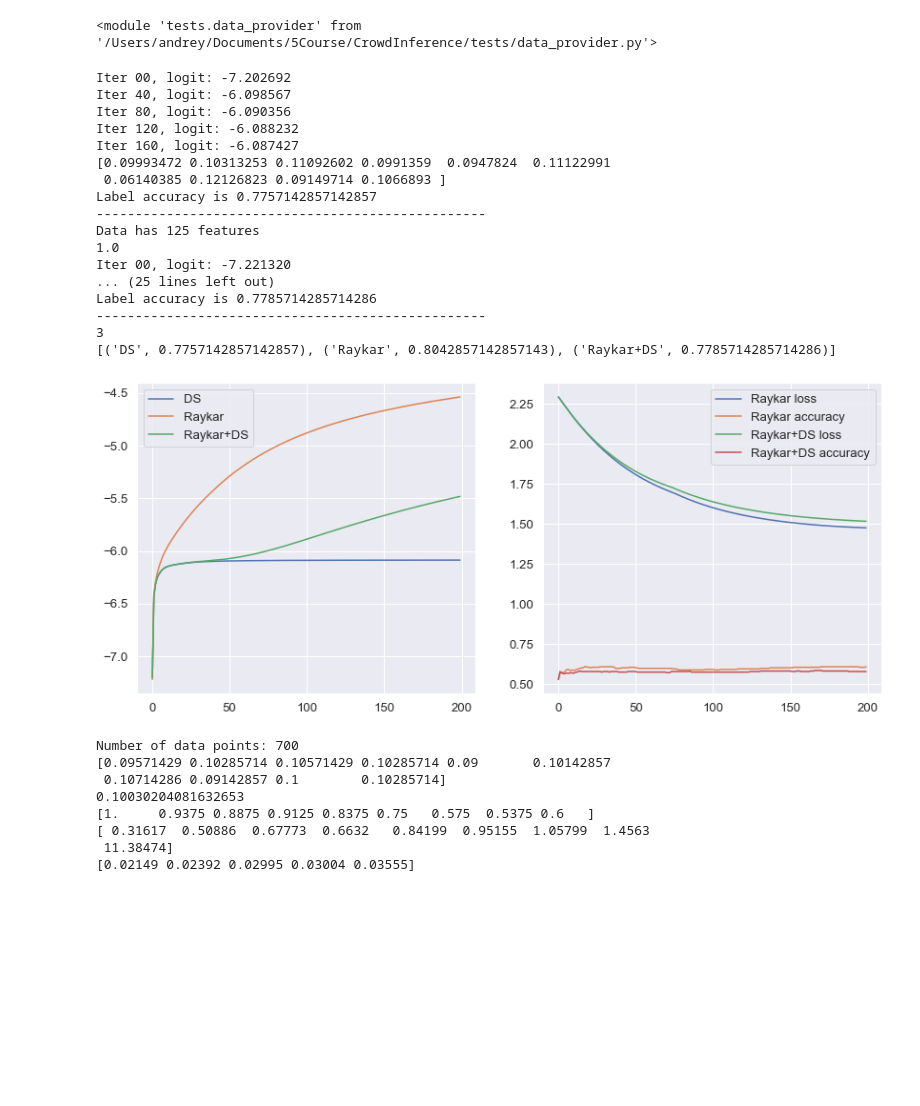
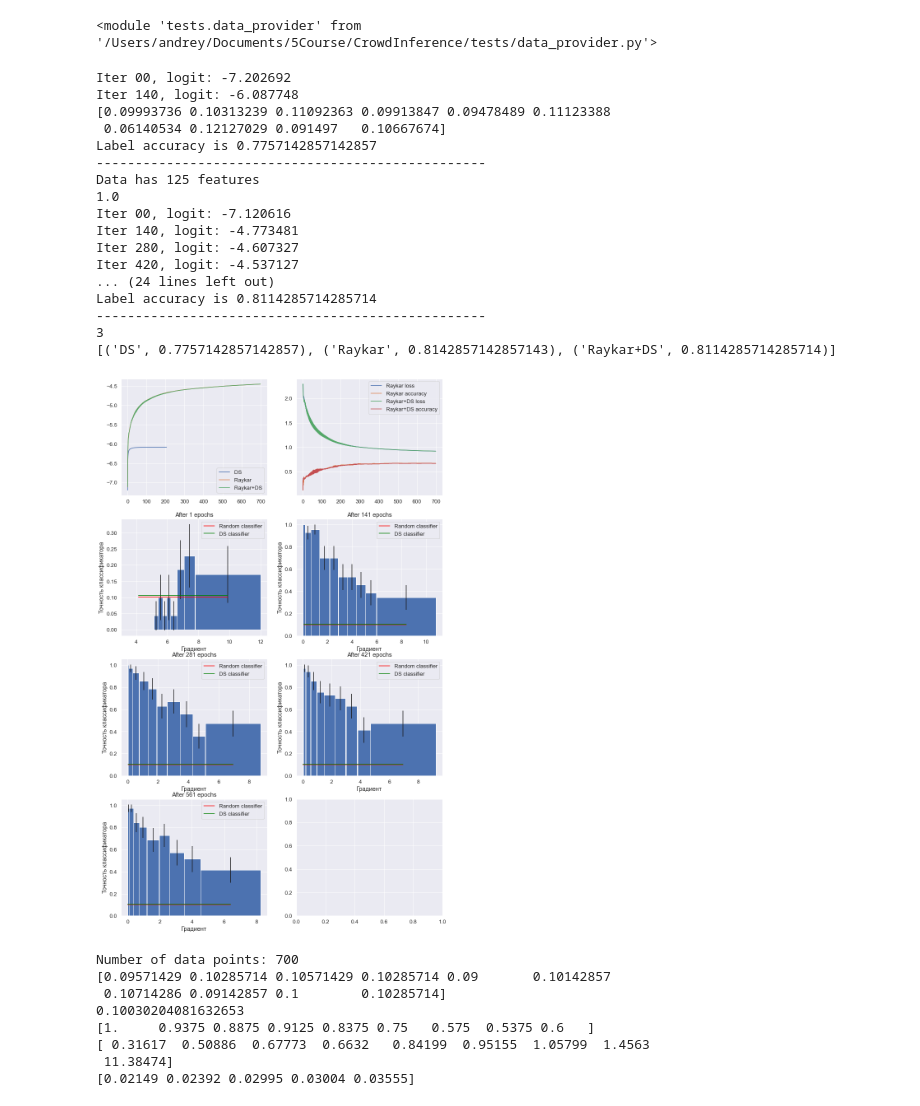
Before and after one commit to AndreySmirdin/CrowdInference, a Jupyter notebook: Music.ipynb, the cells around one changed output. Cells and saved outputs as stored; diff of their text form; code cells hidden in the pictures; blank space fills up the shorter version.

```diff
--- a/Music.ipynb
+++ b/Music.ipynb
@@ -49,26 +49,26 @@ reload(data)
 music_data = data.MusicDataProvider()
 # %%
 reload_all()
-music_methods, music_points, advantages_matrix = bm.compare_methods(music_data, max_iter=200, lr=300)
+music_methods, music_points, advantages_matrix = bm.compare_methods(music_data, max_iter=700, lr=0.003)
 # %% [output]
 Iter 00, logit: -7.202692
-Iter 40, logit: -6.098567
-Iter 80, logit: -6.090356
-Iter 120, logit: -6.088232
-Iter 160, logit: -6.087427
-[0.09993472 0.10313253 0.11092602 0.0991359  0.0947824  0.11122991
- 0.06140385 0.12126823 0.09149714 0.1066893 ]
+Iter 140, logit: -6.087748
+[0.09993736 0.10313239 0.11092363 0.09913847 0.09478489 0.11123388
+ 0.06140534 0.12127029 0.091497   0.10667674]
 Label accuracy is 0.7757142857142857
 --------------------------------------------------
 Data has 125 features
 1.0
-Iter 00, logit: -7.221320
-... (25 lines left out)
-Label accuracy is 0.7785714285714286
+Iter 00, logit: -7.120616
+Iter 140, logit: -4.773481
+Iter 280, logit: -4.607327
+Iter 420, logit: -4.537127
+... (24 lines left out)
+Label accuracy is 0.8114285714285714
 --------------------------------------------------
 3
-[('DS', 0.7757142857142857), ('Raykar', 0.8042857142857143), ('Raykar+DS', 0.7785714285714286)]
+[('DS', 0.7757142857142857), ('Raykar', 0.8142857142857143), ('Raykar+DS', 0.8114285714285714)]
-[figure, old version]
+[figure, new version]
 # %%
 reload_all()
 n = 80
```
Also changed, not shown: 7 other files.
